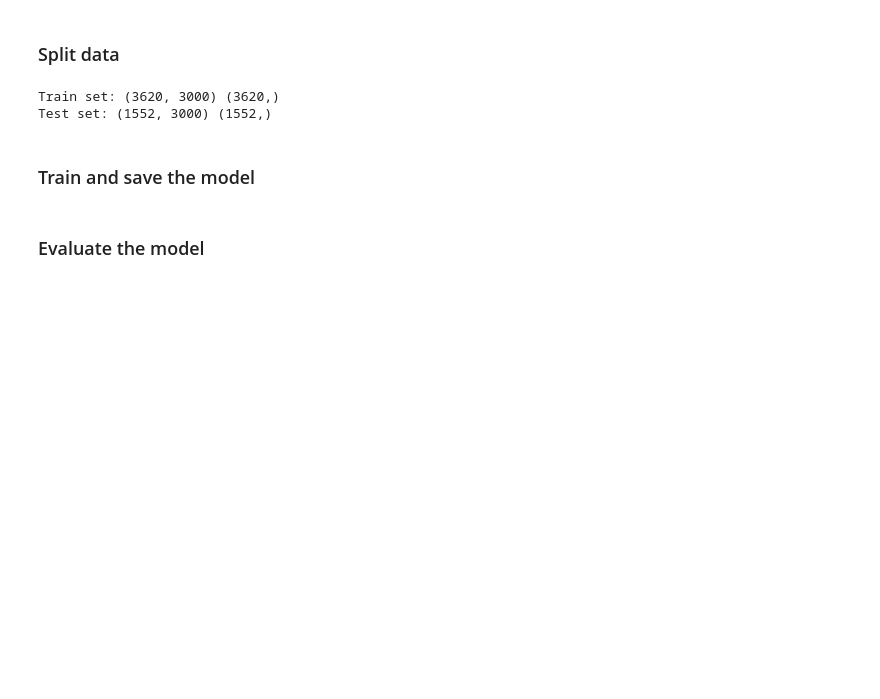
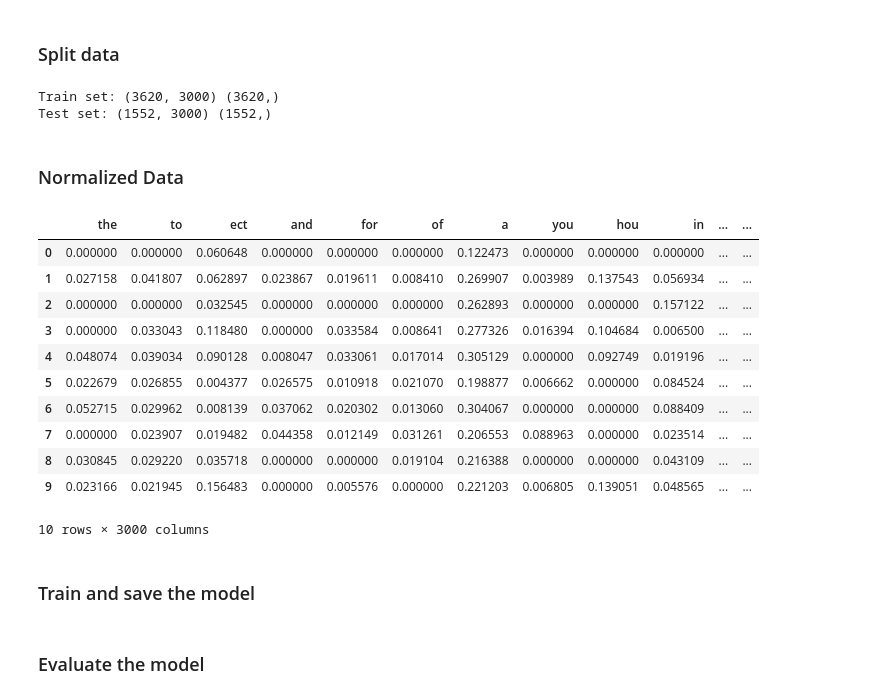
Before and after one commit to MrzAhmadi/nlp_spam_detector, a Jupyter notebook: note_book.ipynb, the cells around one changed output. Cells and saved outputs as stored; diff of their text form; code cells hidden in the pictures; blank space fills up the shorter version.

Commit message:
Normalized data

```diff
--- a/note_book.ipynb
+++ b/note_book.ipynb
@@ -45,6 +45,29 @@ print('Test set:', X_test.shape, y_test.shape)
 # %% [output]
 Train set: (3620, 3000) (3620,)
 Test set: (1552, 3000) (1552,)
+# %% [markdown]
+### Normalized Data
+# %%
+from sklearn.feature_extraction.text import TfidfTransformer
+
+tfidf_transformer = TfidfTransformer(smooth_idf=True)
+X_tfidf = tfidf_transformer.fit_transform(X)
+
+X = pd.DataFrame(X_tfidf.toarray(), columns=X.columns)
+X.head(10)
+# %% [output]
+|  | the | to | ect | and | for | of | a | you | hou | in | ... | ... |
+| 0 | 0.000000 | 0.000000 | 0.060648 | 0.000000 | 0.000000 | 0.000000 | 0.122473 | 0.000000 | 0.000000 | 0.000000 | ... | ... |
+| 1 | 0.027158 | 0.041807 | 0.062897 | 0.023867 | 0.019611 | 0.008410 | 0.269907 | 0.003989 | 0.137543 | 0.056934 | ... | ... |
+| 2 | 0.000000 | 0.000000 | 0.032545 | 0.000000 | 0.000000 | 0.000000 | 0.262893 | 0.000000 | 0.000000 | 0.157122 | ... | ... |
+| 3 | 0.000000 | 0.033043 | 0.118480 | 0.000000 | 0.033584 | 0.008641 | 0.277326 | 0.016394 | 0.104684 | 0.006500 | ... | ... |
+| 4 | 0.048074 | 0.039034 | 0.090128 | 0.008047 | 0.033061 | 0.017014 | 0.305129 | 0.000000 | 0.092749 | 0.019196 | ... | ... |
+| 5 | 0.022679 | 0.026855 | 0.004377 | 0.026575 | 0.010918 | 0.021070 | 0.198877 | 0.006662 | 0.000000 | 0.084524 | ... | ... |
+| 6 | 0.052715 | 0.029962 | 0.008139 | 0.037062 | 0.020302 | 0.013060 | 0.304067 | 0.000000 | 0.000000 | 0.088409 | ... | ... |
+| 7 | 0.000000 | 0.023907 | 0.019482 | 0.044358 | 0.012149 | 0.031261 | 0.206553 | 0.088963 | 0.000000 | 0.023514 | ... | ... |
+| 8 | 0.030845 | 0.029220 | 0.035718 | 0.000000 | 0.000000 | 0.019104 | 0.216388 | 0.000000 | 0.000000 | 0.043109 | ... | ... |
+| 9 | 0.023166 | 0.021945 | 0.156483 | 0.000000 | 0.005576 | 0.000000 | 0.221203 | 0.006805 | 0.139051 | 0.048565 | ... | ... |
+10 rows × 3000 columns
 # %% [markdown]
 ### Train and save the model
 # %%
```
Also changed, not shown: parts of 1 cell of this notebook.
